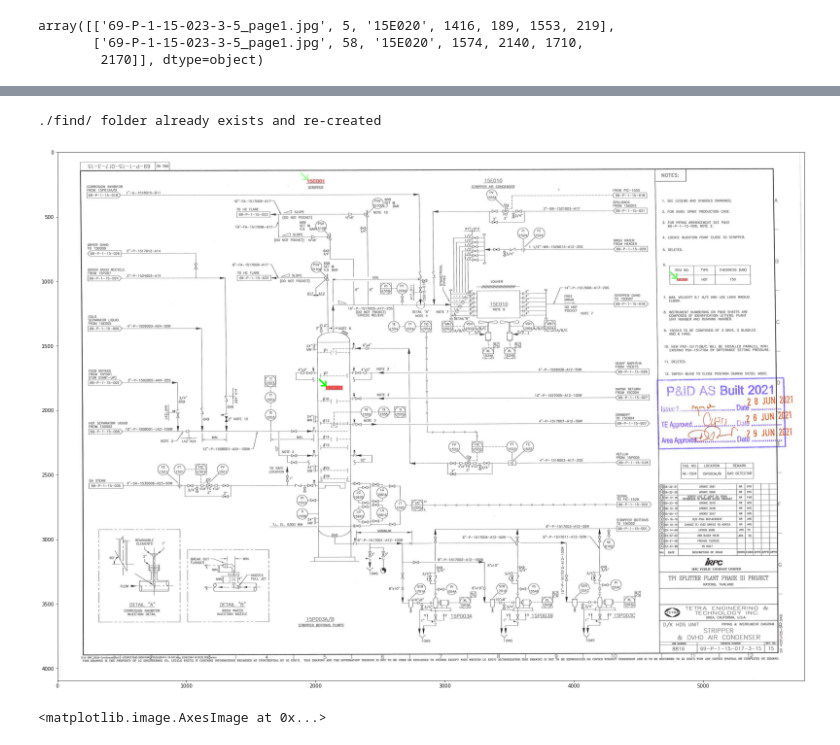
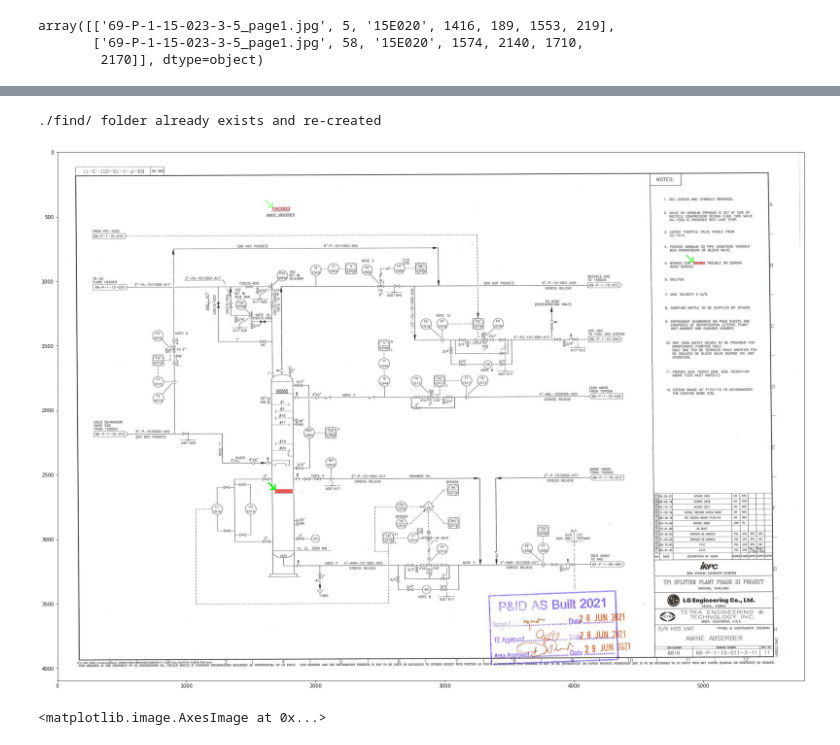
Before and after one commit to chanathipea/Image2Text, a Jupyter notebook: tesseract_ocr.ipynb, the cells around one changed output, grey strips where cells are left out. Drawn from its saved outputs; the diff is of its cells as text; code cells hidden in the pictures.

```diff
--- a/tesseract_ocr.ipynb
+++ b/tesseract_ocr.ipynb
@@ -141,7 +141,8 @@ df = pd.read_excel('text_location.xlsx',index_col=[0])
 import matplotlib.pyplot as plt
 # %%
 # lookup = '15E020'
-lookup = '15C001'
+# lookup = '15C001'
+lookup = '15C003'
 
 def find_text(lookup):
     return df[df.text.str.contains(lookup,na=False)]
@@ -256,27 +265,28 @@ array([['69-P-1-15-023-3-5_page1.jpg', 5, '15E020', 1416, 189, 1553, 219],
 # %%
-pic = 3
+pic = 2
 a = lookup_df[lookup_df.file_name==lookup_file_name[pic]].values
 read_folder = r'./images/'
 save_folder = r'./find/'
 makedir(save_folder)
+file = lookup_file_name[pic]
 image = read_folder+lookup_file_name[pic]
 img0 = cv2_imread_win(image,np)
 img = img0.copy()
 plt.figure(figsize=(30,20))
 for fn,id,text,x1,y1,x2,y2 in tqdm_notebook(a):
     cv2.rectangle(img, (x1, y1), (x2, y2), (255, 0, 0), -1)
     alpha = 0.6  # Transparency factor.
     # Following line overlays transparent rectangle over the image
     img = cv2.addWeighted(img, alpha, img0, 1 - alpha, 0)
     img = cv2.arrowedLine(img, (x1-50,y1-50), (x1,y1),
                                          color=(0, 255, 0), thickness=9, tipLength = 0.5)
     # print((x1, y1), (x2, y2))
     plt.imshow(img);
     # plt.show();
 plt.imsave(save_folder+file,img)
 # %% [output]
 ./find/ folder already exists and re-created
-[figure, old version]
+[figure, new version]
 # %%
 img_new0 = cv2.arrowedLine(img_new, (x1-50,y1-50), (x1,y1),
                                          color=(0, 255, 0), thickness=9, tipLength = 0.5)
```
Also changed, not shown: parts of 3 cells of this notebook, 2 other files.
